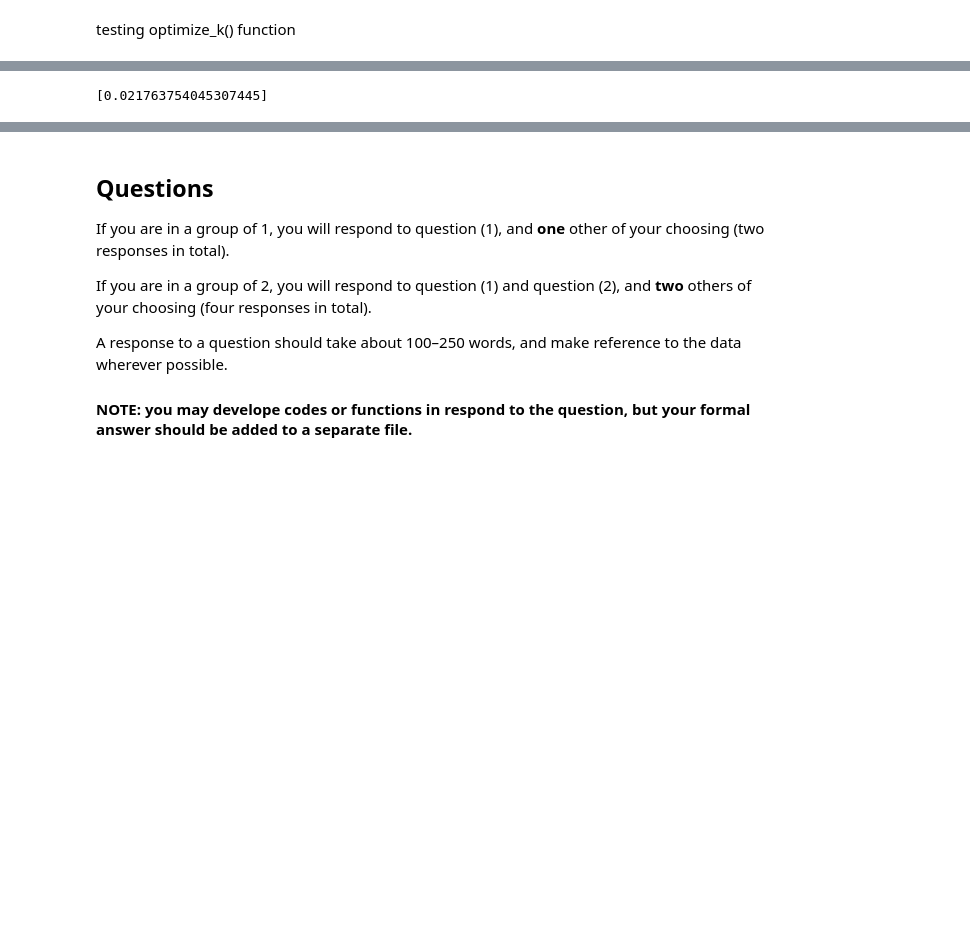
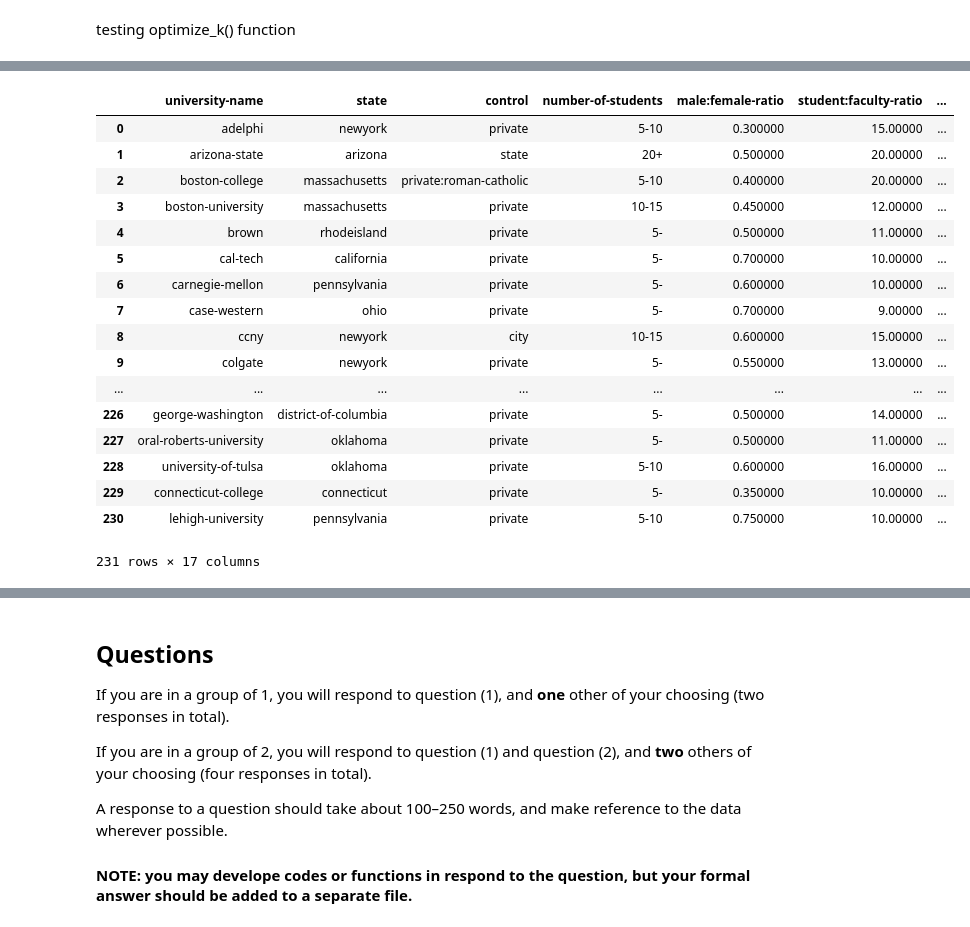
Before and after one commit to wisdomleck/Machine_Learning_A1, a Jupyter notebook: Assignment_1_Michael.ipynb, the cells around one changed output, grey strips where cells are left out. Cells and saved outputs as stored; diff of their text form; code cells hidden in the pictures; blank space fills up the shorter version.

```diff
--- a/Assignment_1_Michael.ipynb
+++ b/Assignment_1_Michael.ipynb
@@ -640,4 +331,0 @@ z.append(p)
-# %%
-z
-# %% [output]
-[0.021763754045307445]
@@ -655,0 +430,21 @@ def evaluate():
+# %%
+df
+# %% [output]
+|  | university-name | state | control | number-of-students | male:female-ratio | student:faculty-ratio | ... |
+| 0 | adelphi | newyork | private | 5-10 | 0.300000 | 15.00000 | ... |
+| 1 | arizona-state | arizona | state | 20+ | 0.500000 | 20.00000 | ... |
+| 2 | boston-college | massachusetts | private:roman-catholic | 5-10 | 0.400000 | 20.00000 | ... |
+| 3 | boston-university | massachusetts | private | 10-15 | 0.450000 | 12.00000 | ... |
+| 4 | brown | rhodeisland | private | 5- | 0.500000 | 11.00000 | ... |
+| 5 | cal-tech | california | private | 5- | 0.700000 | 10.00000 | ... |
+| 6 | carnegie-mellon | pennsylvania | private | 5- | 0.600000 | 10.00000 | ... |
+| 7 | case-western | ohio | private | 5- | 0.700000 | 9.00000 | ... |
+| 8 | ccny | newyork | city | 10-15 | 0.600000 | 15.00000 | ... |
+| 9 | colgate | newyork | private | 5- | 0.550000 | 13.00000 | ... |
+| ... | ... | ... | ... | ... | ... | ... | ... |
+| 226 | george-washington | district-of-columbia | private | 5- | 0.500000 | 14.00000 | ... |
+| 227 | oral-roberts-university | oklahoma | private | 5- | 0.500000 | 11.00000 | ... |
+| 228 | university-of-tulsa | oklahoma | private | 5-10 | 0.600000 | 16.00000 | ... |
+| 229 | connecticut-college | connecticut | private | 5- | 0.350000 | 10.00000 | ... |
+| 230 | lehigh-university | pennsylvania | private | 5-10 | 0.750000 | 10.00000 | ... |
+231 rows × 17 columns
```
Also changed, not shown: parts of 51 cells of this notebook.
